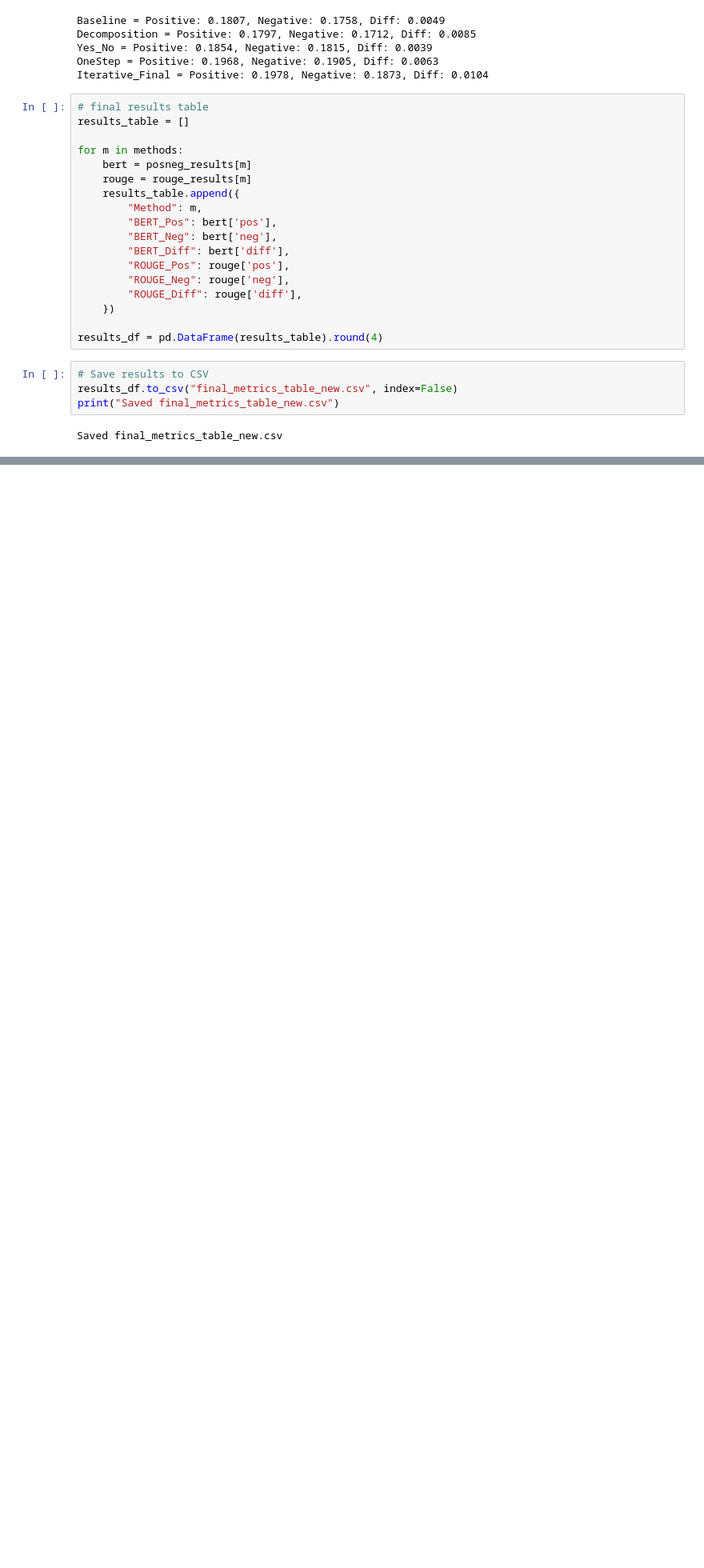
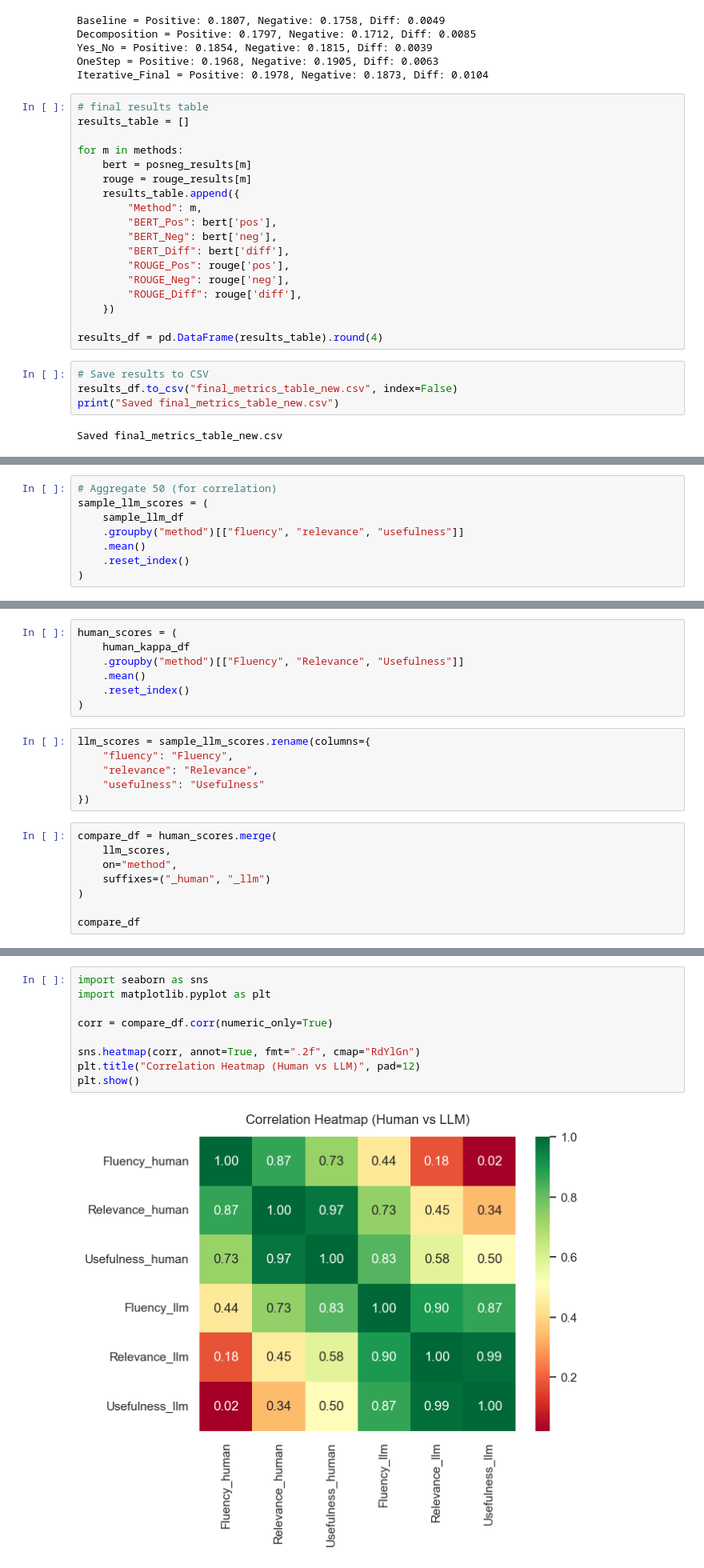
Before and after one commit to raina-joshi/llm-followup-thesis, a Jupyter notebook: preliminary_experiments.ipynb, the cells around one changed output, grey strips where cells are left out. Shown at 80% size. Drawn from its saved outputs; the diff is of its cells as text; blank space fills up the shorter version.

```diff
--- a/preliminary_experiments.ipynb
+++ b/preliminary_experiments.ipynb
@@ -1724,0 +2133,8 @@ Saved final_metrics_table_new.csv
+# %%
+# Aggregate 50 (for correlation)
+sample_llm_scores = (
+    sample_llm_df
+    .groupby("method")[["fluency", "relevance", "usefulness"]]
+    .mean()
+    .reset_index()
+)
@@ -1724,0 +2143,21 @@ Saved final_metrics_table_new.csv
+# %%
+human_scores = (
+    human_kappa_df
+    .groupby("method")[["Fluency", "Relevance", "Usefulness"]]
+    .mean()
+    .reset_index()
+)
+# %%
+llm_scores = sample_llm_scores.rename(columns={
+    "fluency": "Fluency",
+    "relevance": "Relevance",
+    "usefulness": "Usefulness"
+})
+# %%
+compare_df = human_scores.merge(
+    llm_scores,
+    on="method",
+    suffixes=("_human", "_llm")
+)
+
+compare_df
@@ -1724,0 +2182,11 @@ Saved final_metrics_table_new.csv
+# %%
+import seaborn as sns
+import matplotlib.pyplot as plt
+
+corr = compare_df.corr(numeric_only=True)
+
+sns.heatmap(corr, annot=True, fmt=".2f", cmap="RdYlGn")
+plt.title("Correlation Heatmap (Human vs LLM)", pad=12)
+plt.show()
+# %% [output]
+[figure, added]
```
Also changed, not shown: parts of 58 cells of this notebook.
